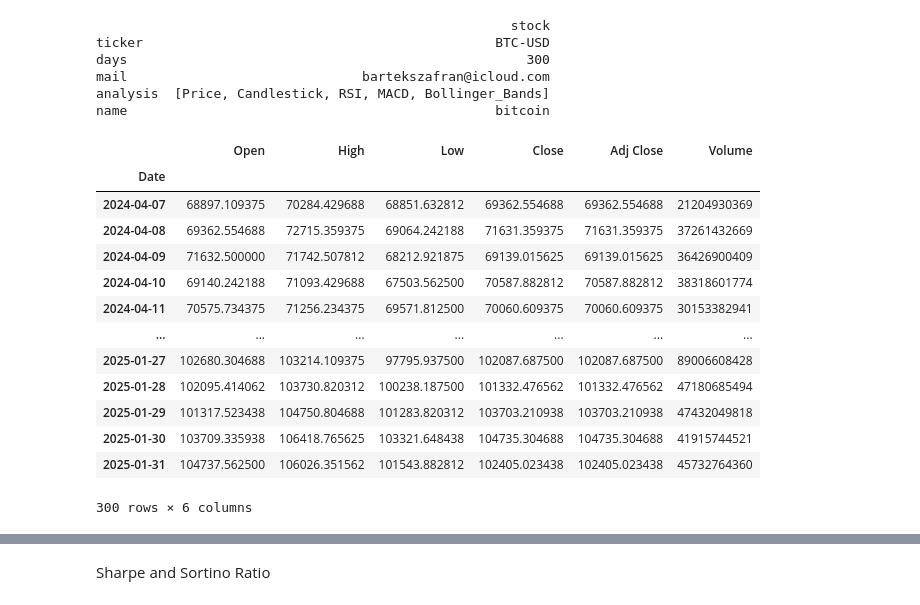
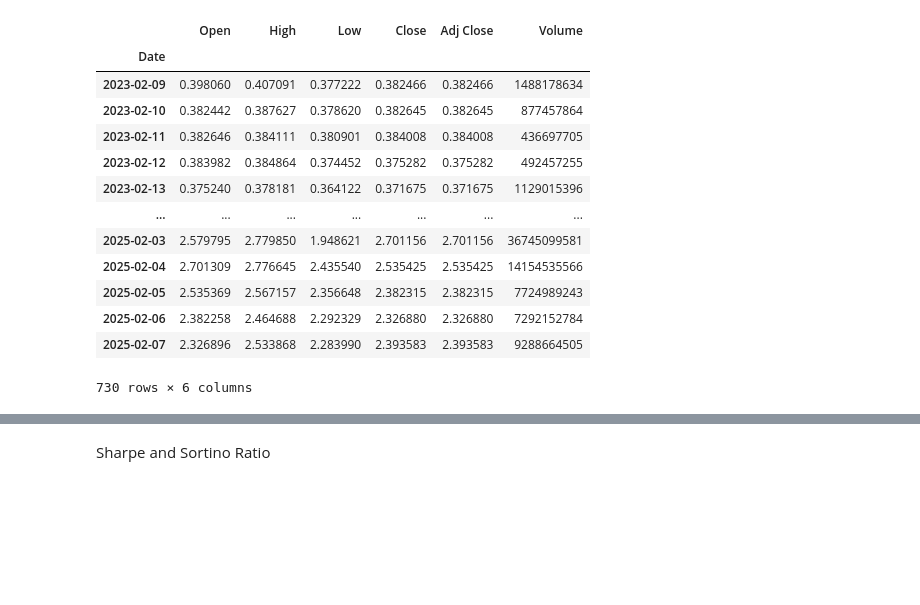
Before and after one commit to Szafranerio/Data_Science_Portfolio, a Jupyter notebook: Stock_Market/stock.ipynb, the cells around one changed output, grey strips where cells are left out. Saved outputs shown, nothing was run; the diff lists cells and outputs as text; code cells hidden in the pictures; blank space fills up the shorter version.

```diff
--- a/Stock_Market/stock.ipynb
+++ b/Stock_Market/stock.ipynb
@@ -147,10 +18,0 @@ Inside selected_item: ['Price', 'Candlestick', 'RSI', 'MACD', 'Bollinger_Bands']
-# %%
-data = pd.read_json('./data/data.json')
-print(data)
-# %% [output]
-                                                     stock
-ticker                                             BTC-USD
-days                                                   300
-mail                              bartekszafran@icloud.com
-analysis  [Price, Candlestick, RSI, MACD, Bollinger_Bands]
-name                                               bitcoin
@@ -161,27 +19,30 @@ name = data['stock']['name'].title()
 # %%
 today = date.today()
-today = today.strftime('%Y-%m-%d')
-start_date = date.today() - timedelta(days=time)
-start_date = start_date.strftime('%Y-%m-%d')
+
+d1 = today.strftime('%Y-%m-%d')
+end_date = d1
+d2 = date.today() - timedelta(days=730)
+d2 = d2.strftime('%Y-%m-%d')
+start_date = d2
 # %%
-ticker = ticker
-stock_data = yf.download(ticker, start = start_date, end = today, progress=False)
+ticker = input('Write ticker: ')
+stock_data = yf.download(ticker, start = start_date, end = end_date, progress=False)
 stock_data
 # %% [output]
 |  | Open | High | Low | Close | Adj Close | Volume |
 | Date |  |  |  |  |  |  |
-| 2024-04-07 | 68897.109375 | 70284.429688 | 68851.632812 | 69362.554688 | 69362.554688 | 21204930369 |
-| 2024-04-08 | 69362.554688 | 72715.359375 | 69064.242188 | 71631.359375 | 71631.359375 | 37261432669 |
-| 2024-04-09 | 71632.500000 | 71742.507812 | 68212.921875 | 69139.015625 | 69139.015625 | 36426900409 |
-| 2024-04-10 | 69140.242188 | 71093.429688 | 67503.562500 | 70587.882812 | 70587.882812 | 38318601774 |
-| 2024-04-11 | 70575.734375 | 71256.234375 | 69571.812500 | 70060.609375 | 70060.609375 | 30153382941 |
+| 2023-02-09 | 0.398060 | 0.407091 | 0.377222 | 0.382466 | 0.382466 | 1488178634 |
+| 2023-02-10 | 0.382442 | 0.387627 | 0.378620 | 0.382645 | 0.382645 | 877457864 |
+| 2023-02-11 | 0.382646 | 0.384111 | 0.380901 | 0.384008 | 0.384008 | 436697705 |
+| 2023-02-12 | 0.383982 | 0.384864 | 0.374452 | 0.375282 | 0.375282 | 492457255 |
+| 2023-02-13 | 0.375240 | 0.378181 | 0.364122 | 0.371675 | 0.371675 | 1129015396 |
 | ... | ... | ... | ... | ... | ... | ... |
-| 2025-01-27 | 102680.304688 | 103214.109375 | 97795.937500 | 102087.687500 | 102087.687500 | 89006608428 |
-| 2025-01-28 | 102095.414062 | 103730.820312 | 100238.187500 | 101332.476562 | 101332.476562 | 47180685494 |
-| 2025-01-29 | 101317.523438 | 104750.804688 | 101283.820312 | 103703.210938 | 103703.210938 | 47432049818 |
-| 2025-01-30 | 103709.335938 | 106418.765625 | 103321.648438 | 104735.304688 | 104735.304688 | 41915744521 |
-| 2025-01-31 | 104737.562500 | 106026.351562 | 101543.882812 | 102405.023438 | 102405.023438 | 45732764360 |
+| 2025-02-03 | 2.579795 | 2.779850 | 1.948621 | 2.701156 | 2.701156 | 36745099581 |
+| 2025-02-04 | 2.701309 | 2.776645 | 2.435540 | 2.535425 | 2.535425 | 14154535566 |
+| 2025-02-05 | 2.535369 | 2.567157 | 2.356648 | 2.382315 | 2.382315 | 7724989243 |
+| 2025-02-06 | 2.382258 | 2.464688 | 2.292329 | 2.326880 | 2.326880 | 7292152784 |
+| 2025-02-07 | 2.326896 | 2.533868 | 2.283990 | 2.393583 | 2.393583 | 9288664505 |
-300 rows × 6 columns
+730 rows × 6 columns
 # %%
 #RSI, Garman, ATR, MACD
 stock_data['RSI'] = ta.rsi(close = stock_data["Adj Close"], length=14)
```
Also changed, not shown: parts of 12 cells of this notebook, 5 other files.
